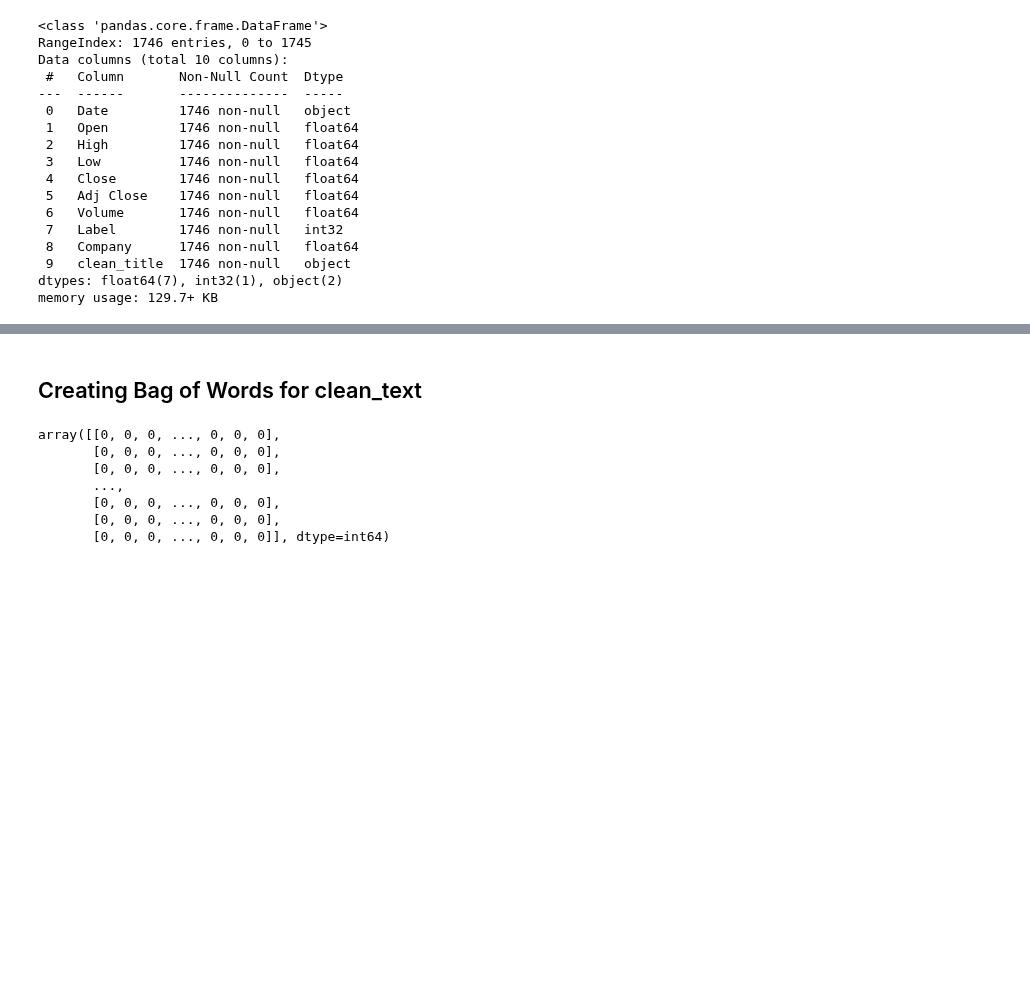
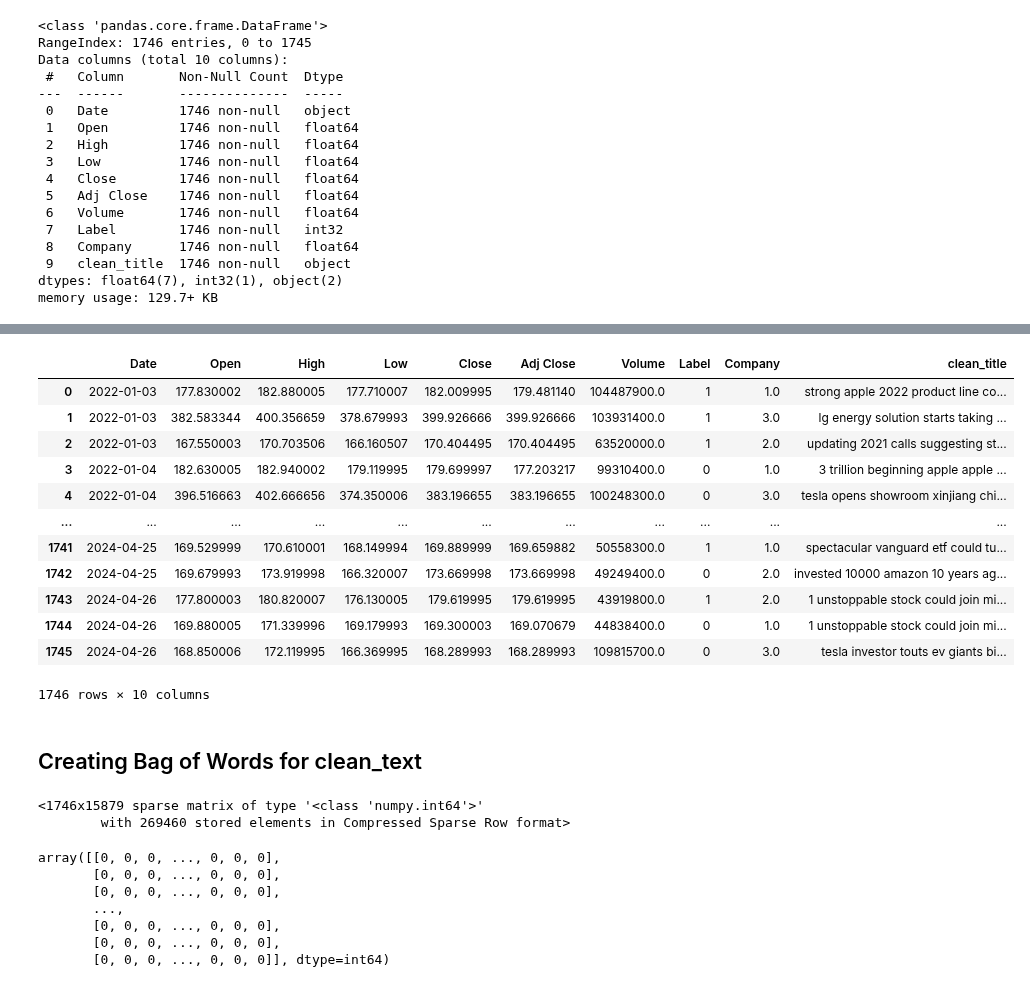
Before and after one commit to 37nomad/Stock-Sentiment-Analysis-Using-Machine-Learning, a Jupyter notebook: Finance_Project/Project2.ipynb, the cells around one changed output, grey strips where cells are left out. Drawn from its saved outputs; the diff is of its cells as text; code cells hidden in the pictures; blank space fills up the shorter version.

```diff
--- a/Finance_Project/Project2.ipynb
+++ b/Finance_Project/Project2.ipynb
@@ -373,0 +389,6 @@ memory usage: 129.7+ KB
+# %%
+# Download the stopwords
+nltk.download('stopwords')
+
+# Get the stop words list
+stop_words = set(stopwords.words('english'))
@@ -374,3 +399,26 @@ memory usage: 129.7+ KB
+# %%
+def remove_stopwords(text):
+    words = text.split()
+    cleaned_text = ' '.join(word for word in words if word.lower() not in stop_words)
+    return cleaned_text
+# %%
+df4['clean_title']=df4['clean_title'].apply(remove_stopwords)
+# %%
+df4
+# %% [output]
+|  | Date | Open | High | Low | Close | Adj Close | Volume | Label | Company | clean_title |
+| 0 | 2022-01-03 | 177.830002 | 182.880005 | 177.710007 | 182.009995 | 179.481140 | 104487900.0 | 1 | 1.0 | strong apple 2022 product line co... |
+| 1 | 2022-01-03 | 382.583344 | 400.356659 | 378.679993 | 399.926666 | 399.926666 | 103931400.0 | 1 | 3.0 | lg energy solution starts taking ... |
+| 2 | 2022-01-03 | 167.550003 | 170.703506 | 166.160507 | 170.404495 | 170.404495 | 63520000.0 | 1 | 2.0 | updating 2021 calls suggesting st... |
+| 3 | 2022-01-04 | 182.630005 | 182.940002 | 179.119995 | 179.699997 | 177.203217 | 99310400.0 | 0 | 1.0 | 3 trillion beginning apple apple ... |
+| 4 | 2022-01-04 | 396.516663 | 402.666656 | 374.350006 | 383.196655 | 383.196655 | 100248300.0 | 0 | 3.0 | tesla opens showroom xinjiang chi... |
+| ... | ... | ... | ... | ... | ... | ... | ... | ... | ... | ... |
+| 1741 | 2024-04-25 | 169.529999 | 170.610001 | 168.149994 | 169.889999 | 169.659882 | 50558300.0 | 1 | 1.0 | spectacular vanguard etf could tu... |
+| 1742 | 2024-04-25 | 169.679993 | 173.919998 | 166.320007 | 173.669998 | 173.669998 | 49249400.0 | 0 | 2.0 | invested 10000 amazon 10 years ag... |
+| 1743 | 2024-04-26 | 177.800003 | 180.820007 | 176.130005 | 179.619995 | 179.619995 | 43919800.0 | 1 | 2.0 | 1 unstoppable stock could join mi... |
+| 1744 | 2024-04-26 | 169.880005 | 171.339996 | 169.179993 | 169.300003 | 169.070679 | 44838400.0 | 0 | 1.0 | 1 unstoppable stock could join mi... |
+| 1745 | 2024-04-26 | 168.850006 | 172.119995 | 166.369995 | 168.289993 | 168.289993 | 109815700.0 | 0 | 3.0 | tesla investor touts ev giants bi... |
+1746 rows × 10 columns
 # %% [markdown]
 ## Creating Bag of Words for clean_text
 # %%
@@ -378,6 +426,11 @@ from sklearn.feature_extraction.text import CountVectorizer
 # %%
 bow_vectorizer=CountVectorizer()
 bow_matrix=bow_vectorizer.fit_transform(df4['clean_title'])
+# %%
+bow_matrix
+# %% [output]
+<1746x15879 sparse matrix of type '<class 'numpy.int64'>'
+        with 269460 stored elements in Compressed Sparse Row format>
 # %%
 bow_array=bow_matrix.toarray()
 # %%
```
Also changed, not shown: parts of 22 cells of this notebook.
